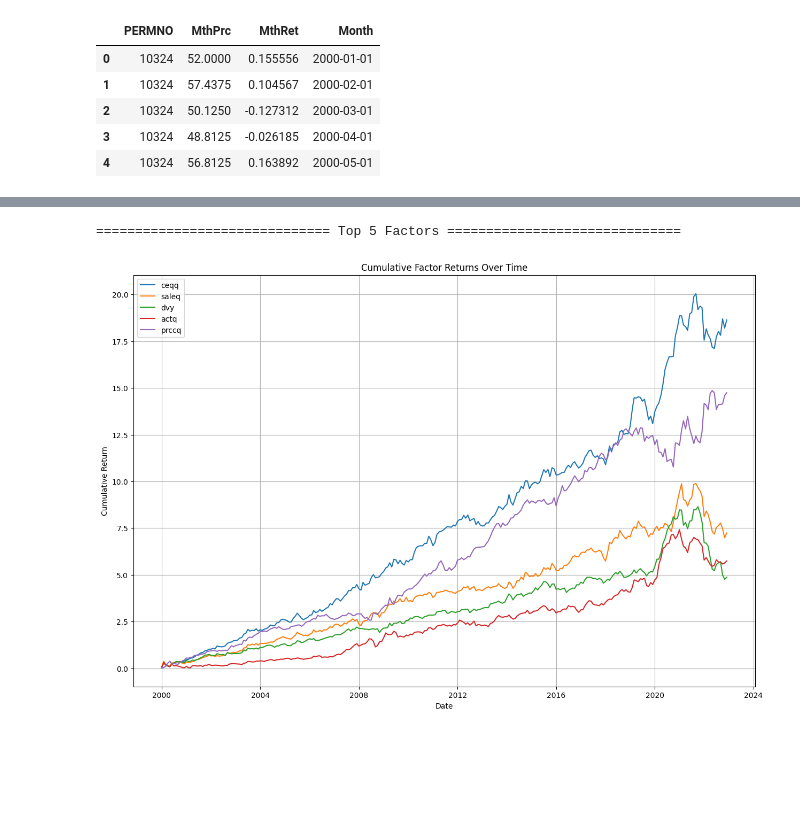
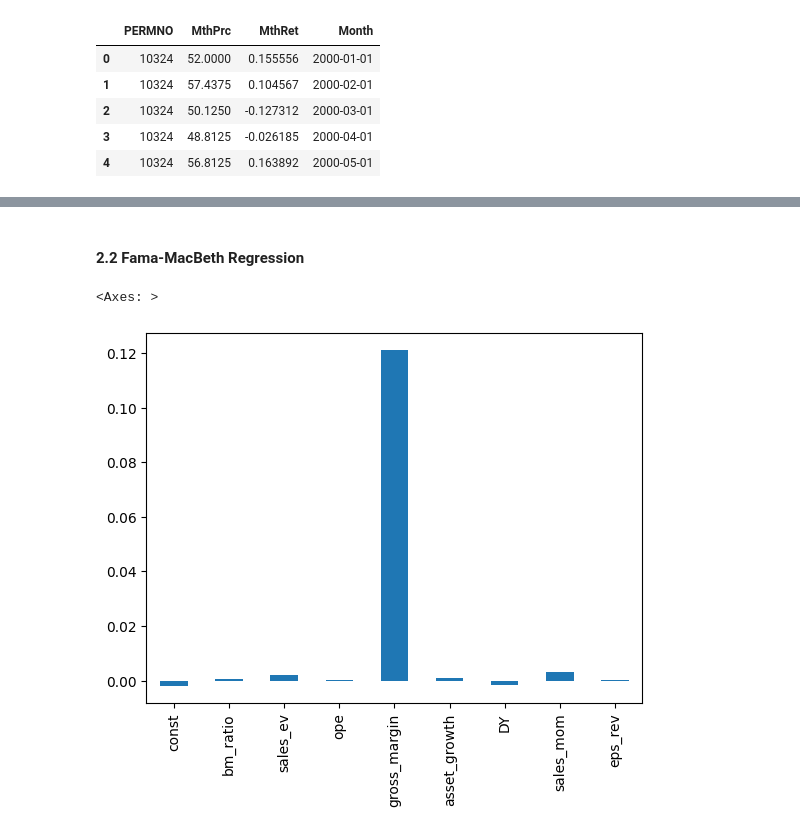
Before and after one commit to yeyechen/HKU-MFIN7034-ML, a Jupyter notebook: coursework_2.ipynb, the cells around one changed output, grey strips where cells are left out. Cells and saved outputs as stored; diff of their text form; code cells hidden in the pictures; blank space fills up the shorter version.

```diff
--- a/coursework_2.ipynb
+++ b/coursework_2.ipynb
@@ -415,27 +487,18 @@ plt.show()
-# %%
-top_factor_lst = [
-    'ceqq',
-    'saleq',
-    'dvy',
-    'actq',
-    'prccq',
-]
-
-plt.figure(figsize=(15, 10))
-
-for factor in tqdm(top_factor_lst):
-    factor_return_df = calculate_factor_returns(merged_df, factor)
-    factor_return_df['Cumulative_Return'] = (1 + factor_return_df[f'{factor}_Return']).cumprod() - 1
-    plt.plot(factor_return_df['Date'], factor_return_df['Cumulative_Return'], label=f'{factor}')
-
-print('='*30 + ' Top 5 Factors ' + '='*30)
-
-plt.xlabel('Date')
-plt.ylabel('Cumulative Return')
-plt.title('Cumulative Factor Returns Over Time')
-plt.legend()
-plt.grid(True)
-plt.show()
-# %% [output]
-============================== Top 5 Factors ==============================
-[figure, removed]
+# %% [markdown]
+#### 2.2 Fama-MacBeth Regression
+# %%
+import statsmodels.api as sm
+
+results = []
+for date, cross_section in merged_df.groupby('YearMonth'):
+    cross_section = cross_section.dropna()
+    X = cross_section[factor_list]
+    X = sm.add_constant(X)
+    y = cross_section['MthRet']
+    model = sm.OLS(y, X).fit()
+    results.append(model.params)
+
+pd.DataFrame(results).mean().plot(kind='bar')  # Plot average factor premia
+# %% [output]
+<Axes: >
+[figure, added]
```
Also changed, not shown: parts of 15 cells of this notebook.
